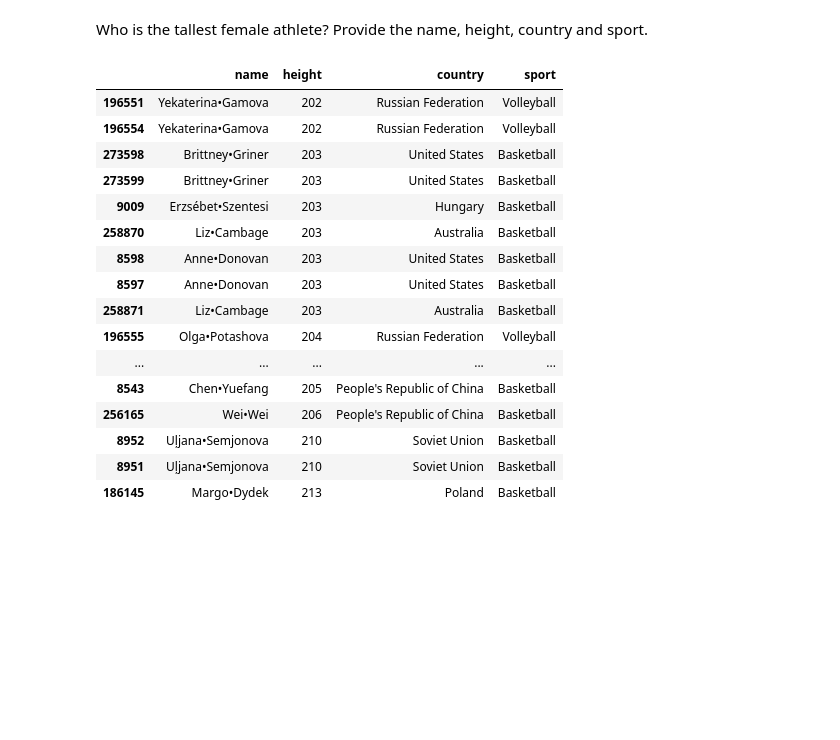
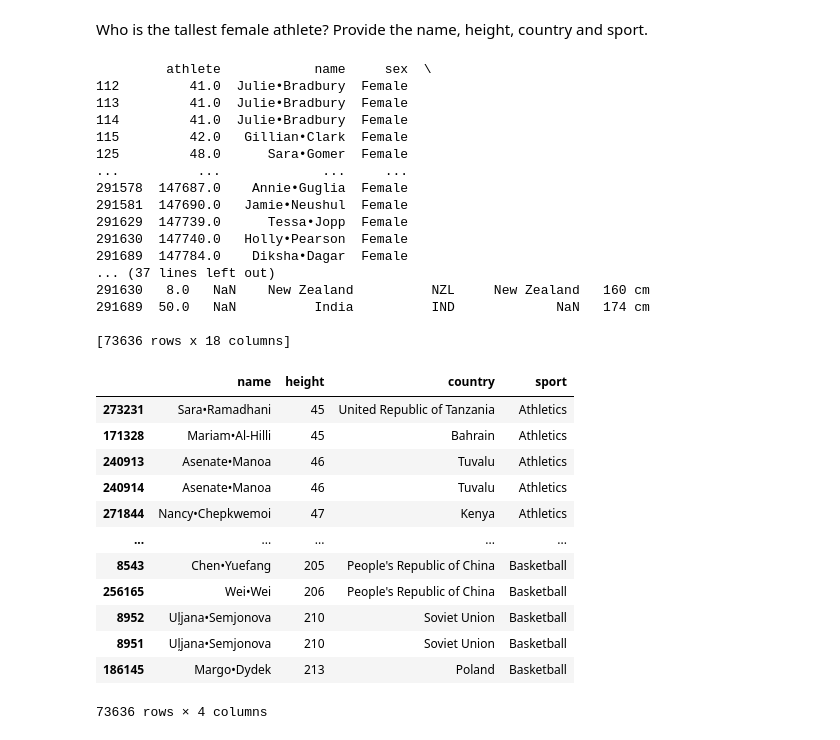
Before and after one commit to MartinDieCooleSocke420/1sem_tools_and_programming, a Jupyter notebook: exploringTheData.ipynb, the cells around one changed output. Saved outputs shown, nothing was run; the diff lists cells and outputs as text; code cells hidden in the pictures; blank space fills up the shorter version.

```diff
--- a/exploringTheData.ipynb
+++ b/exploringTheData.ipynb
@@ -248,28 +248,41 @@ Who is the tallest female athlete? Provide the name, height, country and sport.
 # %%
 female_athletes = merged[(merged['sex'] == 'Female')]
 female_athletes = female_athletes.dropna(subset=['measurements'])
 female_athletes['height'] = female_athletes['measurements'].apply(lambda x: str(x).split('/')[0] if pd.notnull(x) else None)
+
 female_athletes['height'] = female_athletes['height'].str.extract('(\d+)').astype(int)
 reduced = female_athletes[["name", "height", "country", "sport"]]
 
 reduced = reduced.sort_values("height")
-
-reduced.tail(20)
+reduced
 # %% [output]
+         athlete            name     sex  \
+112         41.0  Julie•Bradbury  Female
+113         41.0  Julie•Bradbury  Female
+114         41.0  Julie•Bradbury  Female
+115         42.0   Gillian•Clark  Female
+125         48.0      Sara•Gomer  Female
+...          ...             ...     ...
+291578  147687.0    Annie•Guglia  Female
+291581  147690.0   Jamie•Neushul  Female
+291629  147739.0      Tessa•Jopp  Female
+291630  147740.0   Holly•Pearson  Female
+291689  147784.0    Diksha•Dagar  Female
+... (37 lines left out)
+291630   8.0   NaN    New Zealand          NZL     New Zealand   160 cm
+291689  50.0   NaN          India          IND             NaN   174 cm
+
+[73636 rows x 18 columns]
 |  | name | height | country | sport |
-| 196551 | Yekaterina•Gamova | 202 | Russian Federation | Volleyball |
-| 196554 | Yekaterina•Gamova | 202 | Russian Federation | Volleyball |
-| 273598 | Brittney•Griner | 203 | United States | Basketball |
-| 273599 | Brittney•Griner | 203 | United States | Basketball |
-| 9009 | Erzsébet•Szentesi | 203 | Hungary | Basketball |
-| 258870 | Liz•Cambage | 203 | Australia | Basketball |
-| 8598 | Anne•Donovan | 203 | United States | Basketball |
-| 8597 | Anne•Donovan | 203 | United States | Basketball |
-| 258871 | Liz•Cambage | 203 | Australia | Basketball |
-| 196555 | Olga•Potashova | 204 | Russian Federation | Volleyball |
+| 273231 | Sara•Ramadhani | 45 | United Republic of Tanzania | Athletics |
+| 171328 | Mariam•Al-Hilli | 45 | Bahrain | Athletics |
+| 240913 | Asenate•Manoa | 46 | Tuvalu | Athletics |
+| 240914 | Asenate•Manoa | 46 | Tuvalu | Athletics |
+| 271844 | Nancy•Chepkwemoi | 47 | Kenya | Athletics |
 | ... | ... | ... | ... | ... |
 | 8543 | Chen•Yuefang | 205 | People's Republic of China | Basketball |
 | 256165 | Wei•Wei | 206 | People's Republic of China | Basketball |
 | 8952 | Uļjana•Semjonova | 210 | Soviet Union | Basketball |
 | 8951 | Uļjana•Semjonova | 210 | Soviet Union | Basketball |
 | 186145 | Margo•Dydek | 213 | Poland | Basketball |
+73636 rows × 4 columns
```
Also changed, not shown: 1 other file.
